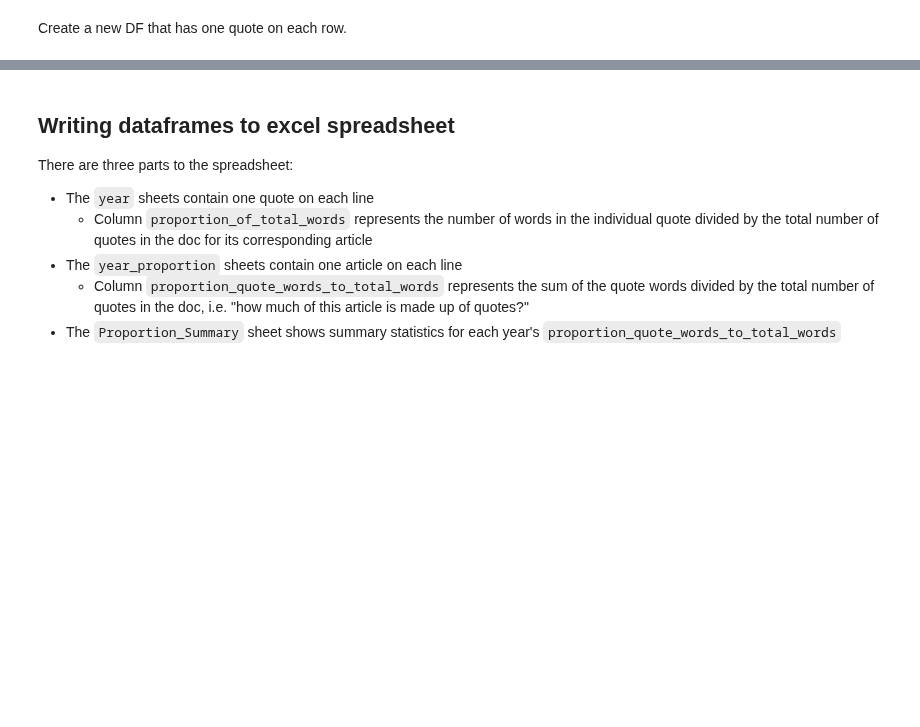
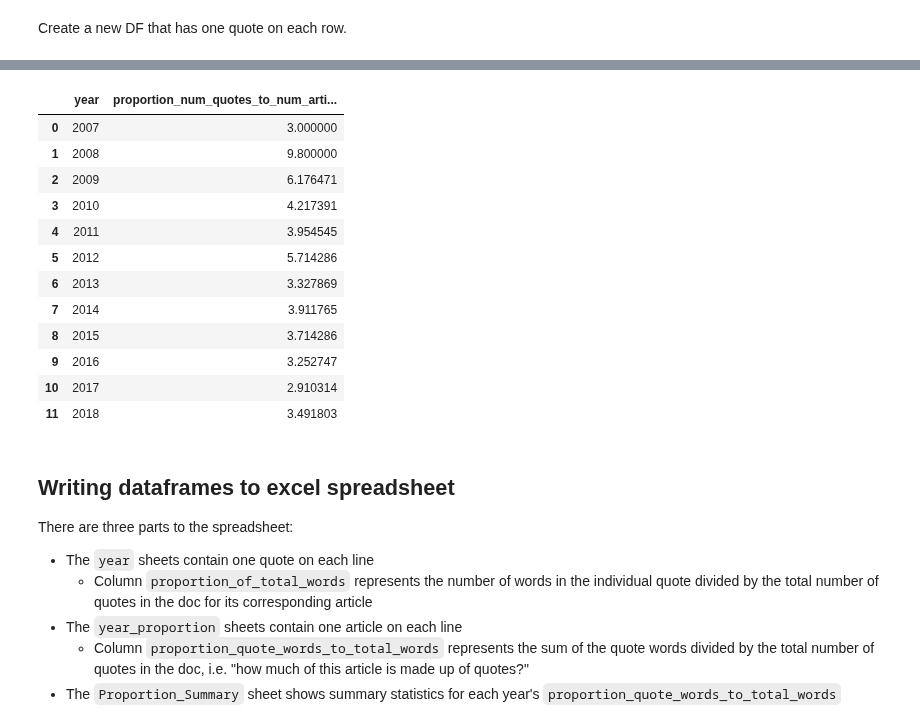
Before and after one commit to sfu-discourse-lab/fake_news_over_time, a Jupyter notebook: quote_extraction.ipynb, the cells around one changed output, grey strips where cells are left out. Cells and saved outputs as stored; diff of their text form; code cells hidden in the pictures; blank space fills up the shorter version.

```diff
--- a/quote_extraction.ipynb
+++ b/quote_extraction.ipynb
@@ -98,3 +98,34 @@ types_dfs[0].head()
+# %%
+def get_proportions_num_quotes_to_num_articles_ratios(df: pd.DataFrame):
+    grouped_by_year = df.groupby(using_dataset["year_col"])
+    years = grouped_by_year.groups.keys()
+
+    def loop():
+        for year in grouped_by_year.groups:
+            year_df = grouped_by_year.get_group(year)
+            yield year_df["quotes"].apply(lambda quotes_list: len(quotes_list)).sum() / year_df.shape[0]
+
+    return pd.DataFrame({
+        "year": years,
+        "proportion_num_quotes_to_num_articles": loop()
+    })
+# %%
+proportions_df = get_proportions_num_quotes_to_num_articles_ratios(dataset_df)
+proportions_df
+# %% [output]
+|  | year | proportion_num_quotes_to_num_arti... |
+| 0 | 2007 | 3.000000 |
+| 1 | 2008 | 9.800000 |
+| 2 | 2009 | 6.176471 |
+| 3 | 2010 | 4.217391 |
+| 4 | 2011 | 3.954545 |
+| 5 | 2012 | 5.714286 |
+| 6 | 2013 | 3.327869 |
+| 7 | 2014 | 3.911765 |
+| 8 | 2015 | 3.714286 |
+| 9 | 2016 | 3.252747 |
+| 10 | 2017 | 2.910314 |
+| 11 | 2018 | 3.491803 |
 # %% [markdown]
 ## Writing dataframes to excel spreadsheet
 There are three parts to the spreadsheet:
```
Also changed, not shown: parts of 9 cells of this notebook, 8 other files.
